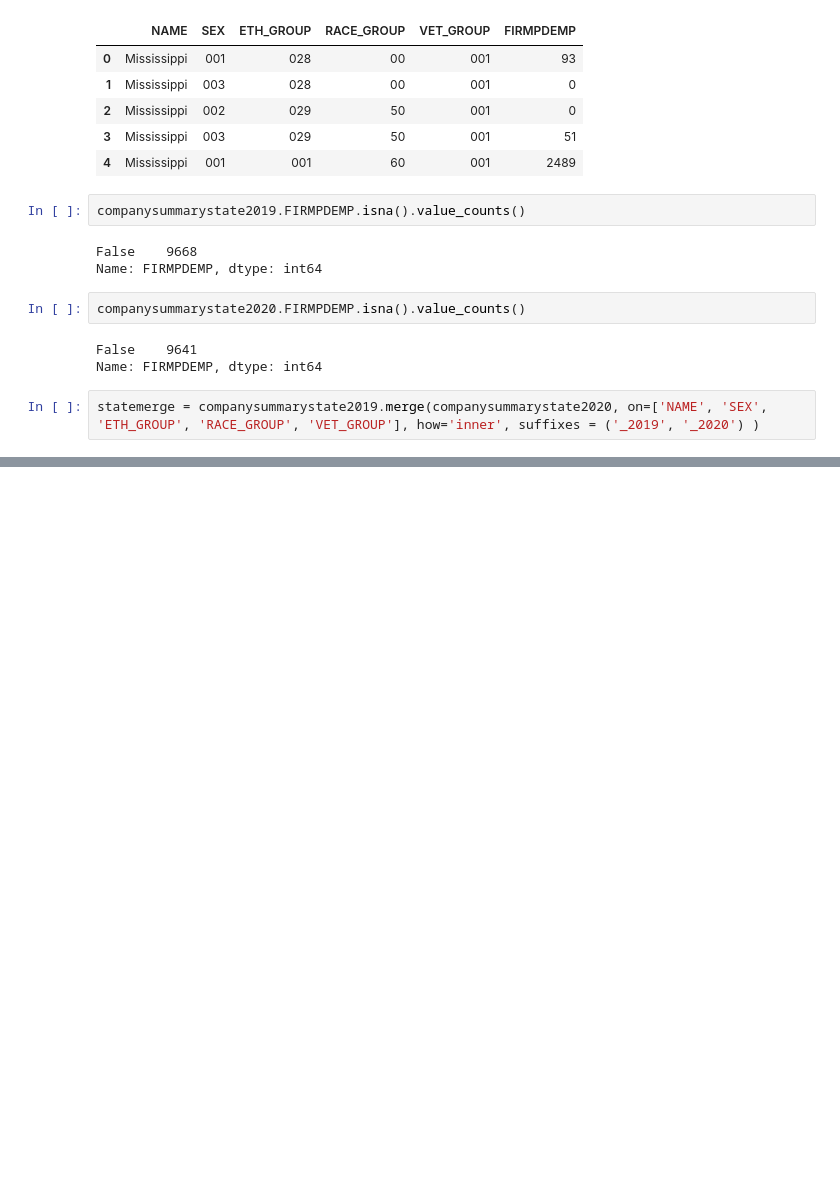
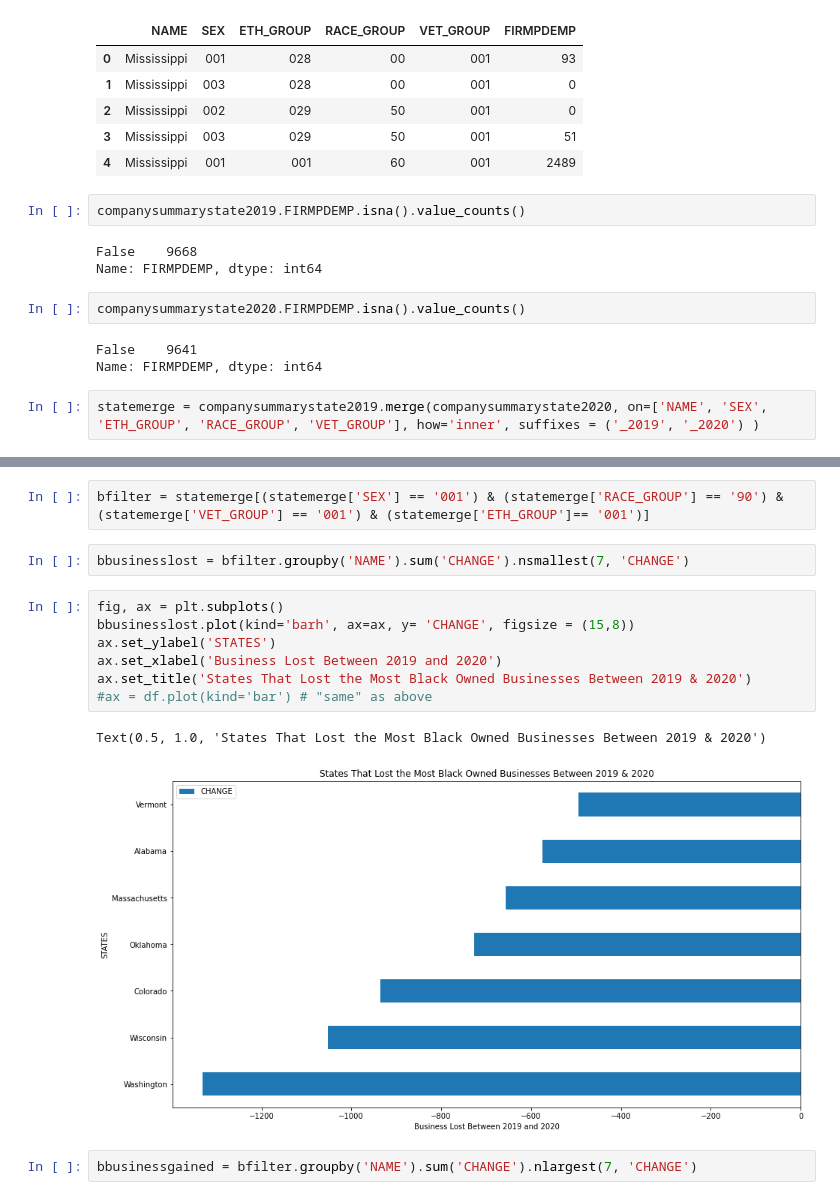
Before and after one commit to ColeBallard/census-api-data-abs, a Jupyter notebook: ETL.ipynb, the cells around one changed output, grey strips where cells are left out. Cells and saved outputs as stored; diff of their text form; blank space fills up the shorter version.

```diff
--- a/ETL.ipynb
+++ b/ETL.ipynb
@@ -64,0 +69,16 @@ statemerge
+# %%
+bfilter = statemerge[(statemerge['SEX'] == '001') & (statemerge['RACE_GROUP'] == '90') & (statemerge['VET_GROUP'] == '001') & (statemerge['ETH_GROUP']== '001')]
+# %%
+bbusinesslost = bfilter.groupby('NAME').sum('CHANGE').nsmallest(7, 'CHANGE')
+# %%
+fig, ax = plt.subplots()
+bbusinesslost.plot(kind='barh', ax=ax, y= 'CHANGE', figsize = (15,8))
+ax.set_ylabel('STATES')
+ax.set_xlabel('Business Lost Between 2019 and 2020')
+ax.set_title('States That Lost the Most Black Owned Businesses Between 2019 & 2020')
+#ax = df.plot(kind='bar') # "same" as above
+# %% [output]
+Text(0.5, 1.0, 'States That Lost the Most Black Owned Businesses Between 2019 & 2020')
+[figure, added]
+# %%
+bbusinessgained = bfilter.groupby('NAME').sum('CHANGE').nlargest(7, 'CHANGE')
```
Also changed, not shown: parts of 12 cells of this notebook.
